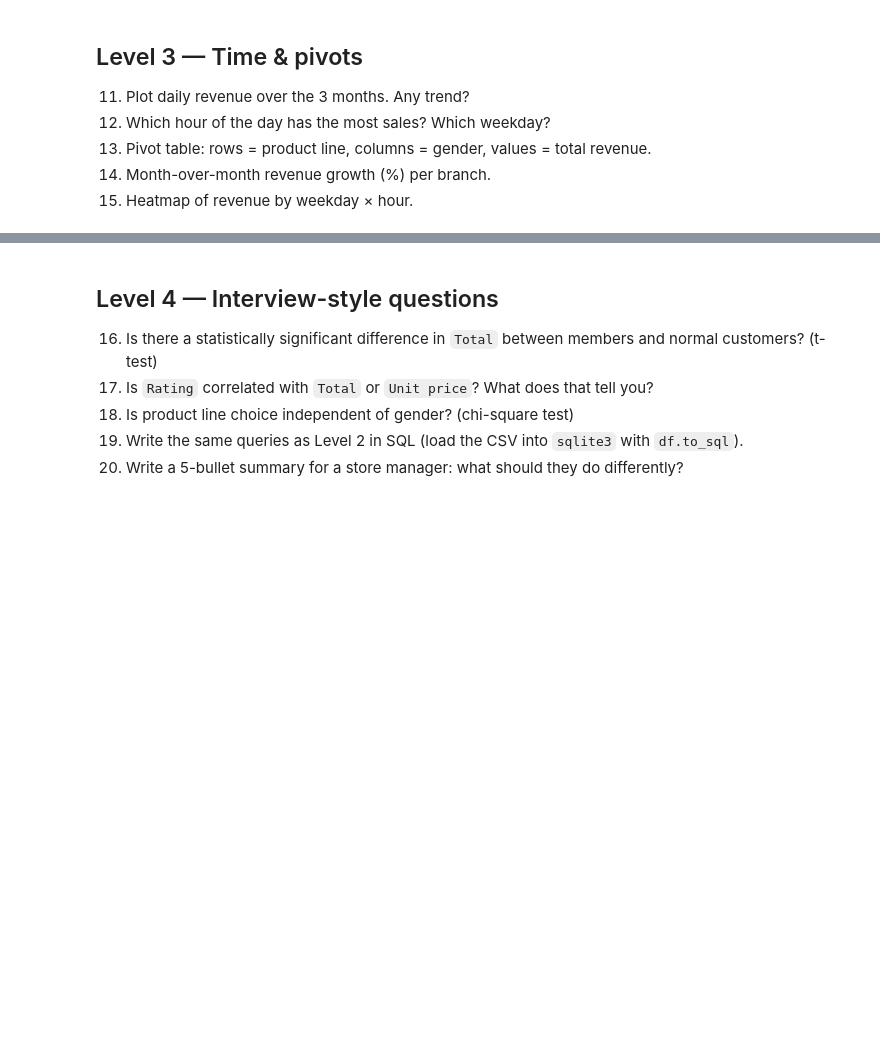
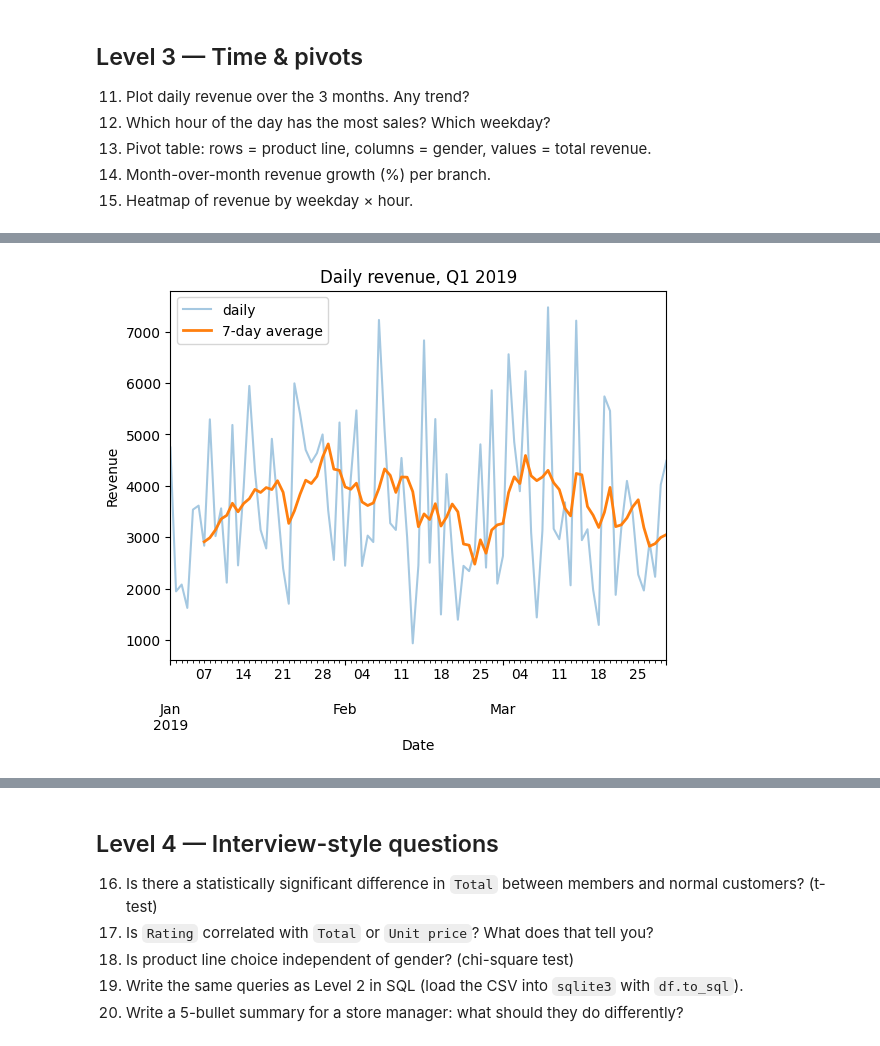
Before and after one commit to Talibdev27/supermarket-sales-analysis, a Jupyter notebook: practice.ipynb, the cells around one changed output, grey strips where cells are left out. Saved outputs shown, nothing was run; the diff lists cells and outputs as text; code cells hidden in the pictures; blank space fills up the shorter version.

```diff
--- a/practice.ipynb
+++ b/practice.ipynb
@@ -351,0 +367,9 @@ Name: rating, dtype: float64
+# %%
+daily.plot(label="daily", alpha=0.4)
+daily.rolling(7).mean().plot(label="7-day average", linewidth=2)
+plt.title("Daily revenue, Q1 2019")
+plt.ylabel("Revenue")
+plt.xlabel("Date")
+plt.legend();
+# %% [output]
+[figure, added]
```
Also changed, not shown: parts of 12 cells of this notebook.
